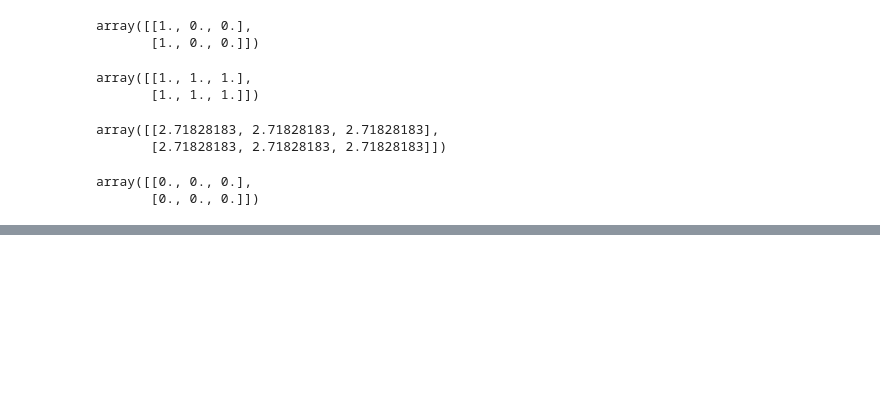
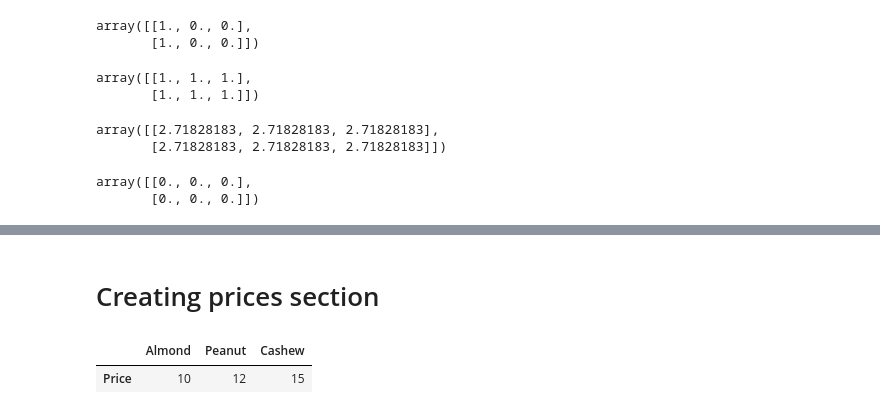
Before and after one commit to amankr2301/jules-test-repo, a Jupyter notebook: numpy-final.ipynb, the cells around one changed output, grey strips where cells are left out. Saved outputs shown, nothing was run; the diff lists cells and outputs as text; code cells hidden in the pictures; blank space fills up the shorter version.

```diff
--- a/numpy-final.ipynb
+++ b/numpy-final.ipynb
@@ -241,0 +427,17 @@ array([[0., 0., 0.],
+# %% [markdown]
+# Creating prices section
+# %%
+
+prices = np.array([10,12,15])
+
+
+# Here notice that shape of prices is 3, but to put in dataFrame you want 1x3 so
+# reshape it
+
+butter_prices = pd.DataFrame(prices.reshape(1,3) , index=["Price"] , columns = ["Almond" ,
+                                                                  "Peanut",
+                                                                  "Cashew"])
+butter_prices
+# %% [output]
+|  | Almond | Peanut | Cashew |
+| Price | 10 | 12 | 15 |
```
Also changed, not shown: parts of 38 cells of this notebook.
